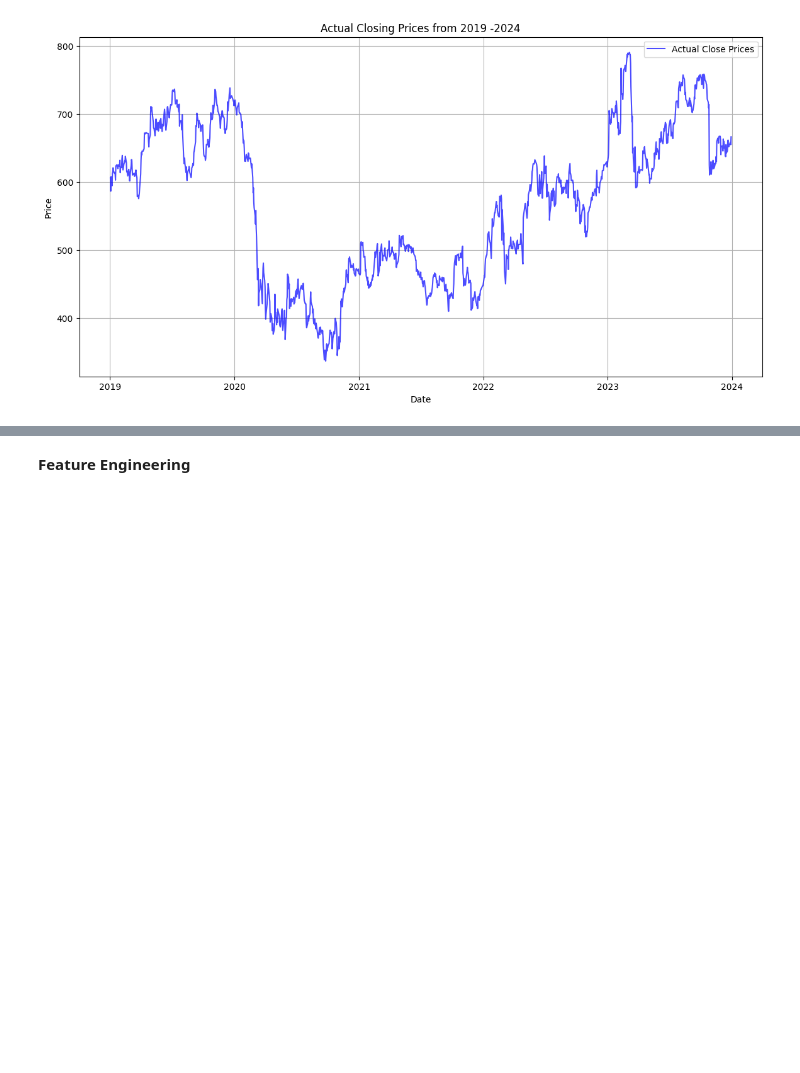
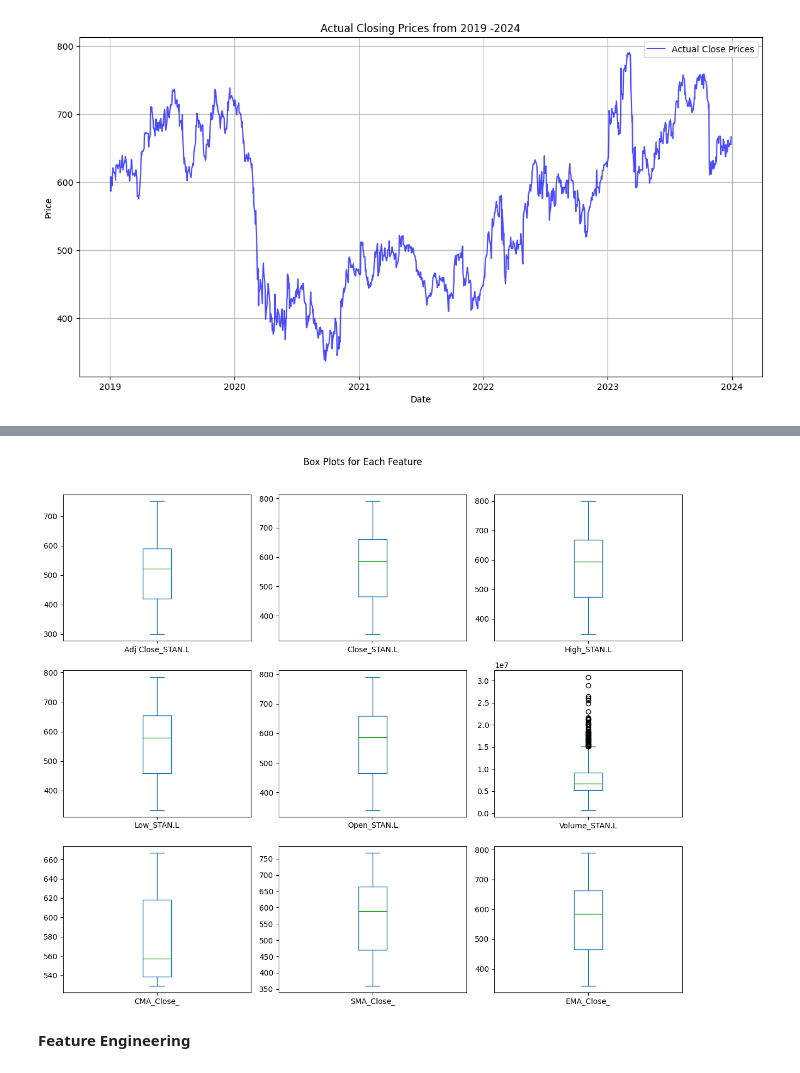
Before and after one commit to Muhammad-Abdullah-Jami/UK_Bank_Stocks_Prediction, a Jupyter notebook: Yfinance.ipynb, the cells around one changed output, grey strips where cells are left out. Saved outputs shown, nothing was run; the diff lists cells and outputs as text; code cells hidden in the pictures; blank space fills up the shorter version.

```diff
--- a/Yfinance.ipynb
+++ b/Yfinance.ipynb
@@ -128,3 +137,15 @@ plt.show()
+# %%
+df.columns = ['_'.join(col).strip() for col in df.columns]
+# flattened columns
+num_columns = len(df.columns)
+rows = (num_columns // 3) + (num_columns % 3 > 0)
+
+df.plot(kind='box', subplots=True, layout=(rows, 3), figsize=(12, 10), title="Box Plots for Each Feature")
+plt.tight_layout()
+plt.suptitle("Box Plots for Each Feature", y=1.02)
+plt.show()
+# %% [output]
+[figure, added]
 # %% [markdown]
 **Feature Engineering**
 # %%
```
Also changed, not shown: parts of 7 cells of this notebook.
